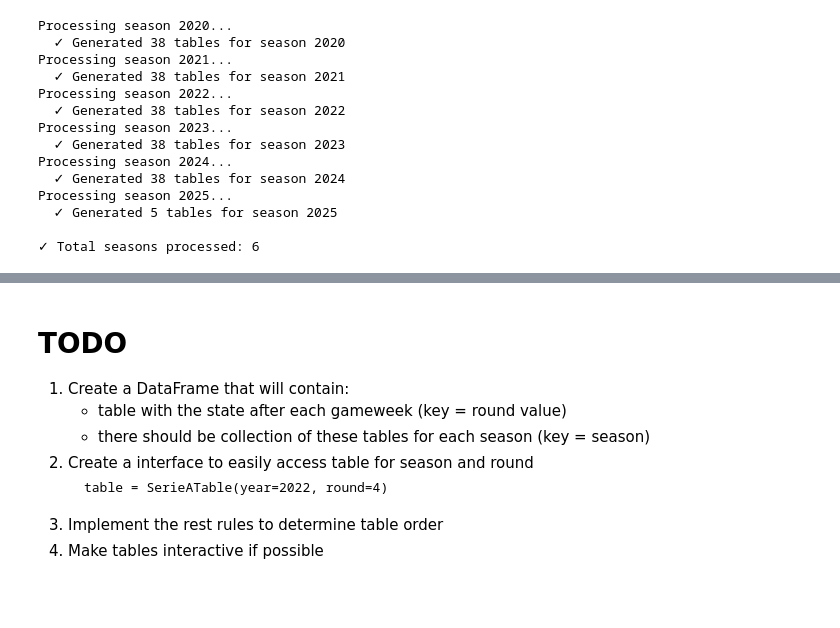
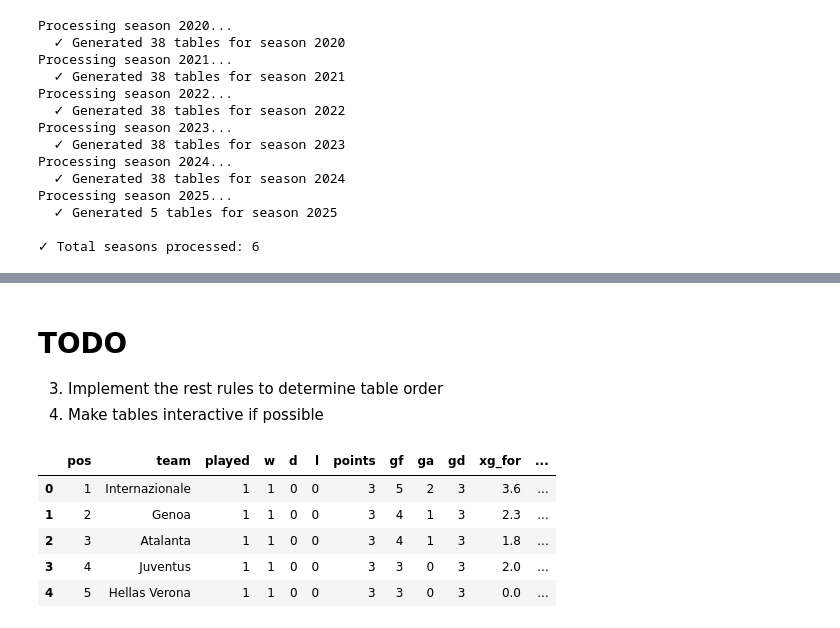
Before and after one commit to michaail/serie-a-data-analysis, a Jupyter notebook: season_tables.ipynb, the cells around one changed output, grey strips where cells are left out. Cells and saved outputs as stored; diff of their text form; code cells hidden in the pictures; blank space fills up the shorter version.

````diff
--- a/season_tables.ipynb
+++ b/season_tables.ipynb
@@ -326,12 +365,15 @@ season_tables[2024][38]
 # %% [markdown]
 # TODO
 
-1. Create a DataFrame that will contain:
-	- table with the state after each gameweek (key = round value)
-	- there should be collection of these tables for each season (key = season)
-2. Create a interface to easily access table for season and round
-	```
-	table = SerieATable(year=2022, round=4)
-	```
 3. Implement the rest rules to determine table order
 4. Make tables interactive if possible
+# %%
+test = pd.read_parquet('data/serie_a_season_tables.parquet')
+test.head()
+# %% [output]
+|  | pos | team | played | w | d | l | points | gf | ga | gd | xg_for | ... |
+| 0 | 1 | Internazionale | 1 | 1 | 0 | 0 | 3 | 5 | 2 | 3 | 3.6 | ... |
+| 1 | 2 | Genoa | 1 | 1 | 0 | 0 | 3 | 4 | 1 | 3 | 2.3 | ... |
+| 2 | 3 | Atalanta | 1 | 1 | 0 | 0 | 3 | 4 | 1 | 3 | 1.8 | ... |
+| 3 | 4 | Juventus | 1 | 1 | 0 | 0 | 3 | 3 | 0 | 3 | 2.0 | ... |
+| 4 | 5 | Hellas Verona | 1 | 1 | 0 | 0 | 3 | 3 | 0 | 3 | 0.0 | ... |
````
Also changed, not shown: parts of 4 cells of this notebook, 1 other file.
